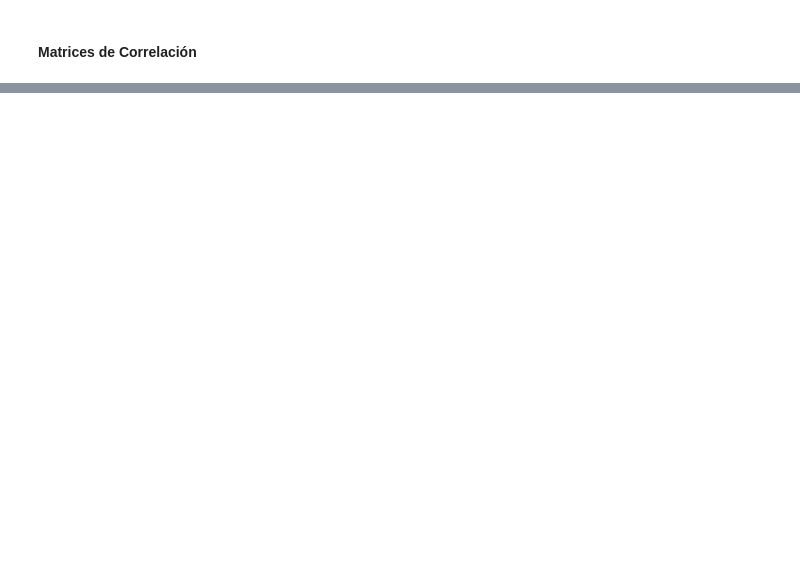
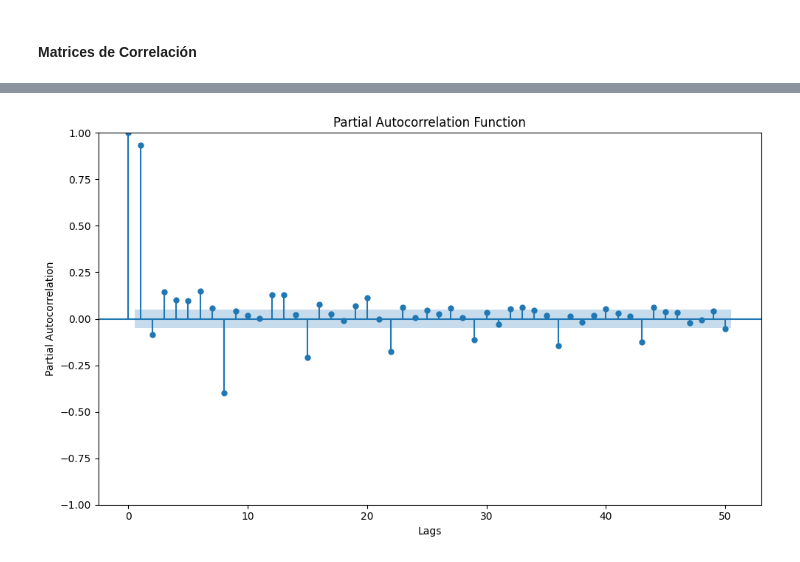
Before and after one commit to YuyoAndrade/time-series-analysis, a Jupyter notebook: eda/eda.ipynb, the cells around one changed output, grey strips where cells are left out. Saved outputs shown, nothing was run; the diff lists cells and outputs as text; code cells hidden in the pictures; blank space fills up the shorter version.

```diff
--- a/eda/eda.ipynb
+++ b/eda/eda.ipynb
@@ -173,0 +495,17 @@ for column in df_non_id.columns:
+# %%
+from statsmodels.tsa.stattools import pacf
+from statsmodels.graphics.tsaplots import plot_pacf
+
+# Calculate PACF values
+time_series = newdf_num['ing_hab']
+
+# Plot PACF
+plt.figure(figsize=(10, 6))
+plot_pacf(time_series, lags=50, method='ywmle', ax=plt.gca())
+plt.title('Partial Autocorrelation Function')
+plt.xlabel('Lags')
+plt.ylabel('Partial Autocorrelation')
+plt.tight_layout()
+plt.show()
+# %% [output]
+[figure, added]
```
Also changed, not shown: parts of 38 cells of this notebook.
